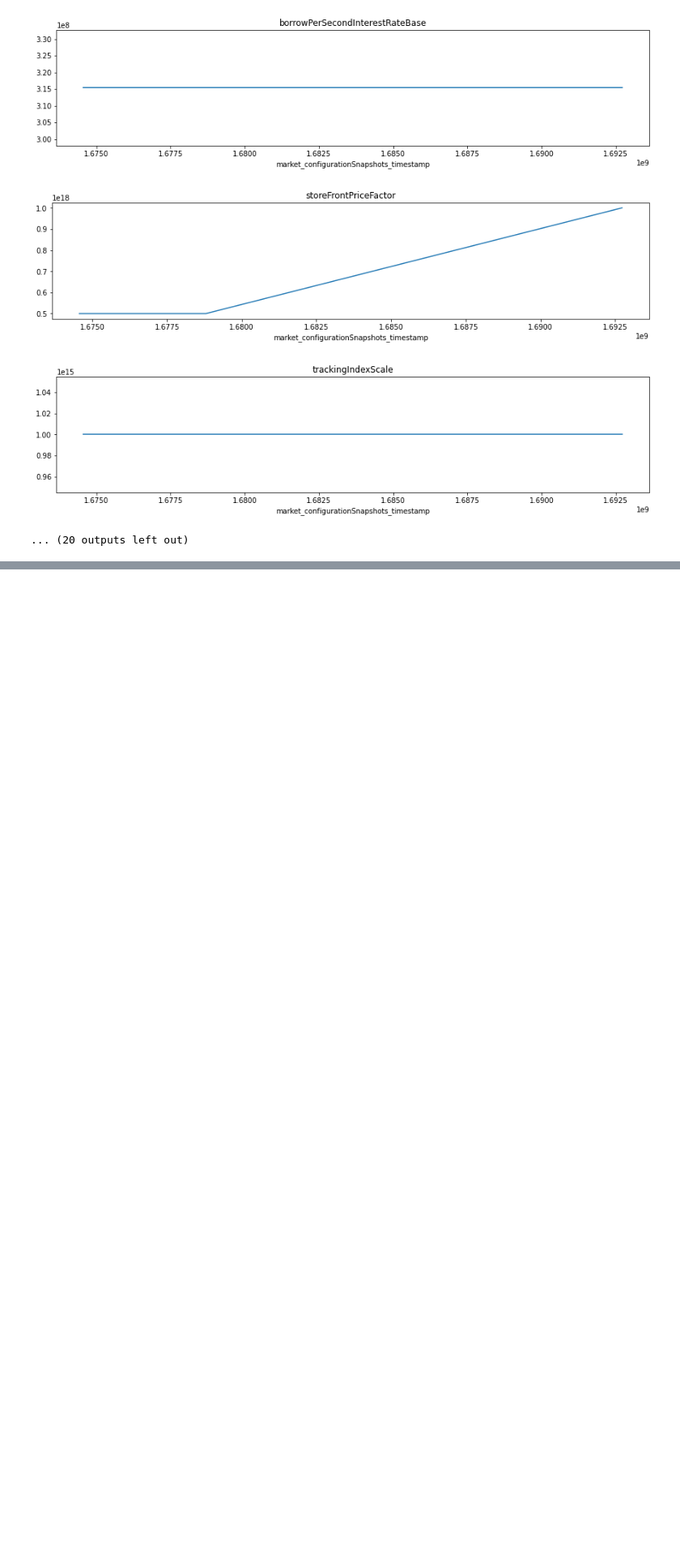
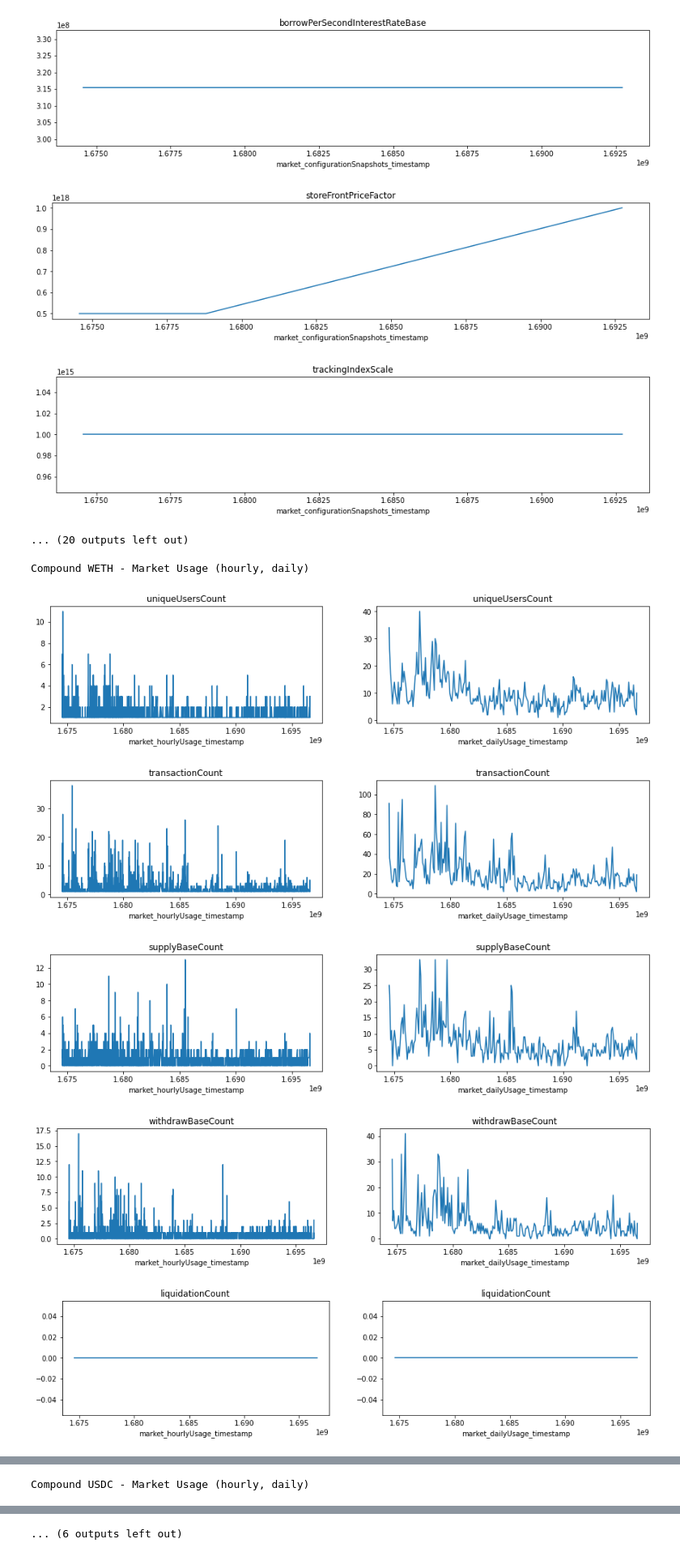
Before and after one commit to papercliplabs/compound-v3-subgraph, a Jupyter notebook: validation/validation.ipynb, the cells around one changed output, grey strips where cells are left out. Shown at 81% size. Drawn from its saved outputs; the diff is of its cells as text; code cells hidden in the pictures; blank space fills up the shorter version.

```diff
--- a/validation/validation.ipynb
+++ b/validation/validation.ipynb
@@ -400,3 +423,30 @@ Compound WETH - Market Configuration
 [figure]
 [figure]
 ... (20 outputs left out)
+# %%
+# Market Historical Usage
+
+markets = comp_v3.Query.markets()
+markets_info = sg.query_df([markets.id, markets.configuration.name])
+
+for index, row in markets_info.iterrows():
+    market_name = row["markets_configuration_name"]
+    market_id = row["markets_id"]
+
+    market = comp_v3.Query.market(id=market_id)
+    hourly = market.hourlyUsage(orderBy="timestamp", first=100000000)
+    daily = market.dailyUsage(orderBy="timestamp", first=100000000)
+
+    hourly_df = sg.query_df([hourly.timestamp, hourly.usage], concat=True)
+    daily_df = sg.query_df([daily.timestamp, daily.usage], concat=True)
+
+    # display(hourly_df)
+
+    plot_all([hourly_df, daily_df], ["market_hourlyUsage_timestamp", "market_dailyUsage_timestamp"], f"{market_name} - Market Usage (hourly, daily)")
+# %% [output]
+Compound WETH - Market Usage (hourly, daily)
+[figure, added]
+[figure, added]
+[figure, added]
+[figure, added]
+[figure, added]
@@ -402,0 +456 @@ Compound WETH - Market Configuration
+Compound USDC - Market Usage (hourly, daily)
@@ -402,0 +459 @@ Compound WETH - Market Configuration
+... (6 outputs left out)
```
Also changed, not shown: parts of 7 cells of this notebook, 1 other file.
